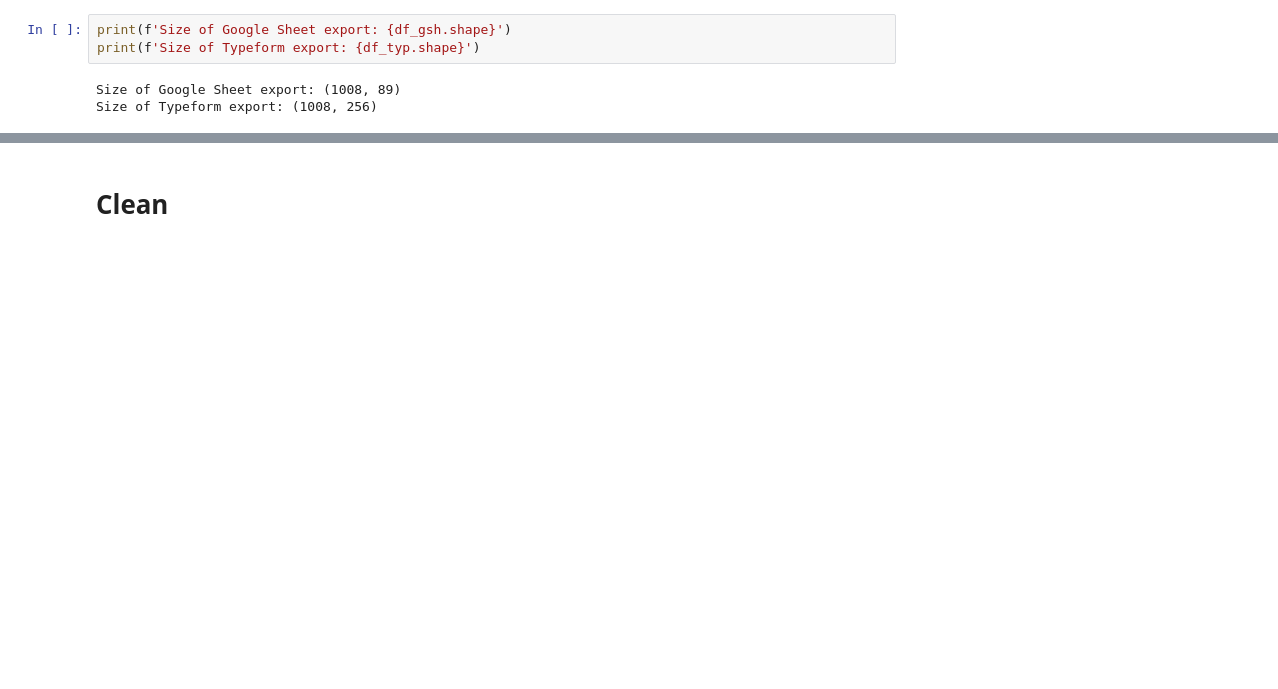
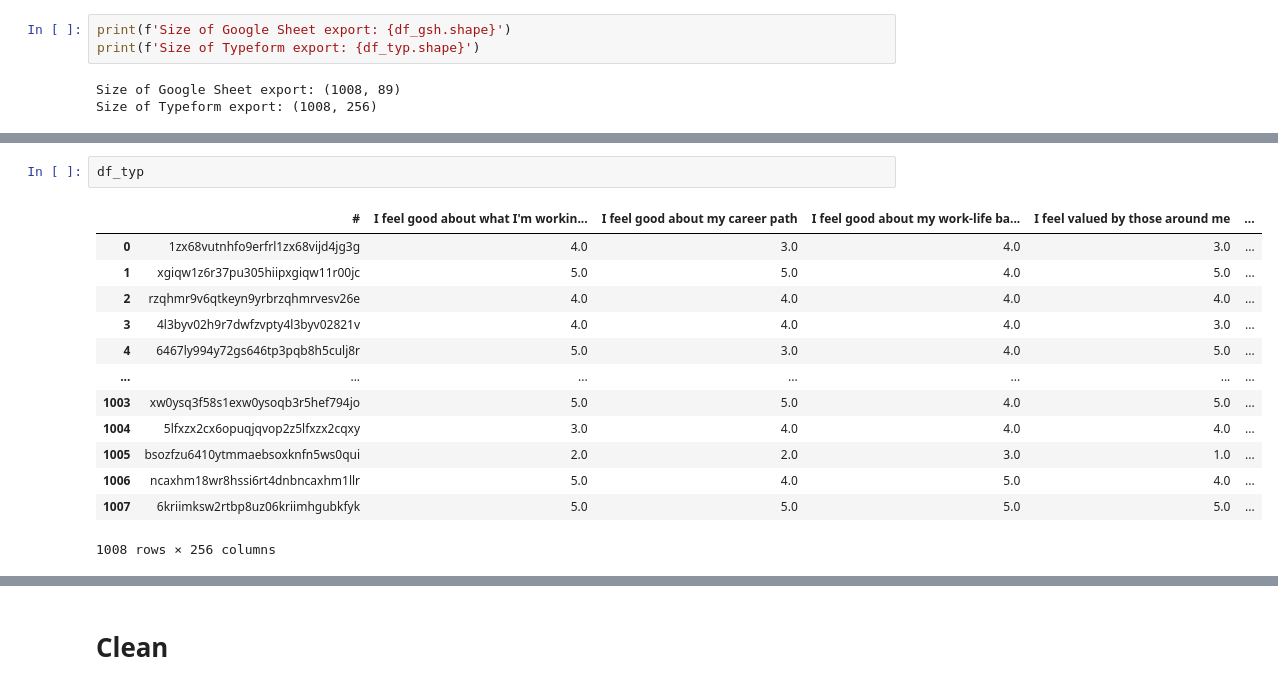
Before and after one commit to wengandrew/battery-talent-census, a Jupyter notebook: notebooks/explore_data.ipynb, the cells around one changed output, grey strips where cells are left out. Cells and saved outputs as stored; diff of their text form; blank space fills up the shorter version.

```diff
--- a/notebooks/explore_data.ipynb
+++ b/notebooks/explore_data.ipynb
@@ -50,0 +88,16 @@ SyntaxError: invalid syntax (4157031151.py, line 1)
+# %%
+df_typ
+# %% [output]
+|  | # | I feel good about what I'm workin... | I feel good about my career path | I feel good about my work-life ba... | I feel valued by those around me | ... |
+| 0 | 1zx68vutnhfo9erfrl1zx68vijd4jg3g | 4.0 | 3.0 | 4.0 | 3.0 | ... |
+| 1 | xgiqw1z6r37pu305hiipxgiqw11r00jc | 5.0 | 5.0 | 4.0 | 5.0 | ... |
+| 2 | rzqhmr9v6qtkeyn9yrbrzqhmrvesv26e | 4.0 | 4.0 | 4.0 | 4.0 | ... |
+| 3 | 4l3byv02h9r7dwfzvpty4l3byv02821v | 4.0 | 4.0 | 4.0 | 3.0 | ... |
+| 4 | 6467ly994y72gs646tp3pqb8h5culj8r | 5.0 | 3.0 | 4.0 | 5.0 | ... |
+| ... | ... | ... | ... | ... | ... | ... |
+| 1003 | xw0ysq3f58s1exw0ysoqb3r5hef794jo | 5.0 | 5.0 | 4.0 | 5.0 | ... |
+| 1004 | 5lfxzx2cx6opuqjqvop2z5lfxzx2cqxy | 3.0 | 4.0 | 4.0 | 4.0 | ... |
+| 1005 | bsozfzu6410ytmmaebsoxknfn5ws0qui | 2.0 | 2.0 | 3.0 | 1.0 | ... |
+| 1006 | ncaxhm18wr8hssi6rt4dnbncaxhm1llr | 5.0 | 4.0 | 5.0 | 4.0 | ... |
+| 1007 | 6kriimksw2rtbp8uz06kriimhgubkfyk | 5.0 | 5.0 | 5.0 | 5.0 | ... |
+1008 rows × 256 columns
```
Also changed, not shown: parts of 17 cells of this notebook, 4 other files.
